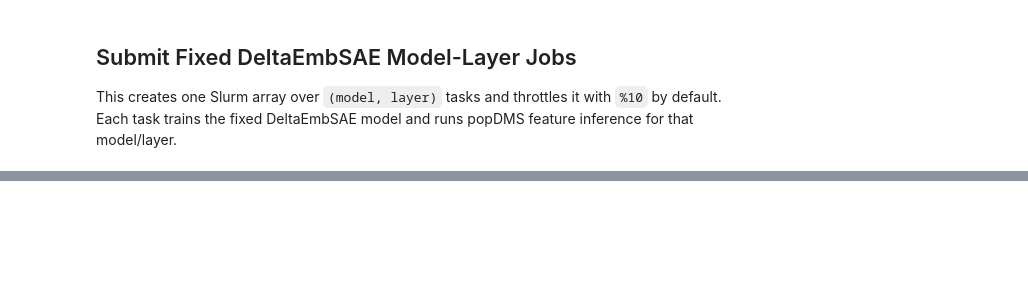
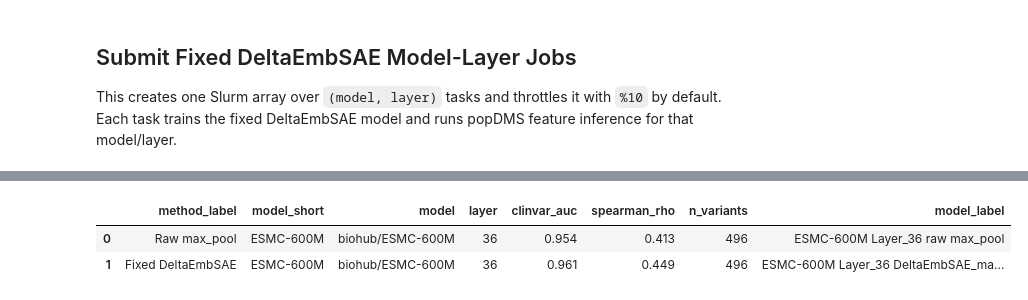
Before and after one commit to dylanwells37/esmDMS, a Jupyter notebook: real_data_brca1_plm_layer_sae.ipynb, the cells around one changed output, grey strips where cells are left out. Drawn from its saved outputs; the diff is of its cells as text; code cells hidden in the pictures; blank space fills up the shorter version.

```diff
--- a/real_data_brca1_plm_layer_sae.ipynb
+++ b/real_data_brca1_plm_layer_sae.ipynb
@@ -1565,0 +1960,78 @@ if not spearman_auc_df.empty:
+# %%
+BEST_MODEL_LAYER_AUC_TABLE_PATH = TABLE_DIR / "BRCA1_plm_layer_best_model_layer_auc.csv"
+
+
+def _load_best_model_layer_auc_metrics():
+    if "auc_metrics_for_plots" in globals() and isinstance(auc_metrics_for_plots, pd.DataFrame) and not auc_metrics_for_plots.empty:
+        metrics_df = auc_metrics_for_plots.copy()
+    elif "spearman_auc_df" in globals() and isinstance(spearman_auc_df, pd.DataFrame) and not spearman_auc_df.empty:
+        metrics_df = spearman_auc_df.copy()
+    elif SPEARMAN_AUC_TABLE_PATH.is_file():
+        metrics_df = pd.read_csv(SPEARMAN_AUC_TABLE_PATH)
+    else:
+        raise FileNotFoundError(f"Missing benchmark metrics table: {SPEARMAN_AUC_TABLE_PATH}")
+
+    metrics_df["auc"] = pd.to_numeric(metrics_df["auc"], errors="coerce")
+    metrics_df["layer"] = pd.to_numeric(metrics_df["layer"], errors="coerce")
+    metrics_df["spearman_rho"] = pd.to_numeric(metrics_df.get("spearman_rho", np.nan), errors="coerce")
+    return metrics_df
+
+
+def _best_model_layer_auc_rows(metrics_df):
+    specs = [
+        (
+            "Raw max_pool",
+            metrics_df["benchmark"].eq("Raw embeddings")
+            & metrics_df["method"].eq("raw ESM")
+            & metrics_df["embedding_type"].eq("max_pool"),
+        ),
+        (
+            "Fixed DeltaEmbSAE",
+            metrics_df["benchmark"].eq("Fixed DeltaEmbSAE")
+            & metrics_df["method"].eq("DeltaEmbSAE")
+            & metrics_df["embedding_type"].eq("max_pool"),
+        ),
+    ]
+    rows = []
+    for method_label, mask in specs:
+        method_df = metrics_df.loc[mask].copy()
+        method_df = method_df[np.isfinite(method_df["auc"]) & np.isfinite(method_df["layer"])]
+        if method_df.empty:
+            rows.append({
+                "method_label": method_label,
+                "model_short": "",
+                "model": "",
+                "layer": np.nan,
+                "clinvar_auc": np.nan,
+                "spearman_rho": np.nan,
+                "n_variants": np.nan,
+                "model_label": "",
+            })
+            continue
+        best = method_df.sort_values(["auc", "spearman_rho"], ascending=[False, False]).iloc[0]
+        n_variants = pd.to_numeric(pd.Series([best.get("n_variants", np.nan)]), errors="coerce").iloc[0]
+        rows.append({
+            "method_label": method_label,
+            "model_short": best.get("model_short", ""),
+            "model": best.get("model", ""),
+            "layer": int(best["layer"]),
+            "clinvar_auc": float(best["auc"]),
+            "spearman_rho": best.get("spearman_rho", np.nan),
+            "n_variants": int(n_variants) if pd.notna(n_variants) else np.nan,
+            "model_label": best.get("model_label", ""),
+        })
+    return pd.DataFrame(rows)
+
+
+best_model_layer_auc_metrics_df = _load_best_model_layer_auc_metrics()
+best_model_layer_auc_df = _best_model_layer_auc_rows(best_model_layer_auc_metrics_df)
+best_model_layer_auc_df.to_csv(BEST_MODEL_LAYER_AUC_TABLE_PATH, index=False)
+
+best_model_layer_display_df = best_model_layer_auc_df.copy()
+for column in ["clinvar_auc", "spearman_rho"]:
+    best_model_layer_display_df[column] = pd.to_numeric(best_model_layer_display_df[column], errors="coerce").round(3)
+display(best_model_layer_display_df)
+# %% [output]
+|  | method_label | model_short | model | layer | clinvar_auc | spearman_rho | n_variants | model_label |
+| 0 | Raw max_pool | ESMC-600M | biohub/ESMC-600M | 36 | 0.954 | 0.413 | 496 | ESMC-600M Layer_36 raw max_pool |
+| 1 | Fixed DeltaEmbSAE | ESMC-600M | biohub/ESMC-600M | 36 | 0.961 | 0.449 | 496 | ESMC-600M Layer_36 DeltaEmbSAE_ma... |
```
Also changed, not shown: parts of 34 cells of this notebook, 4 other files.
